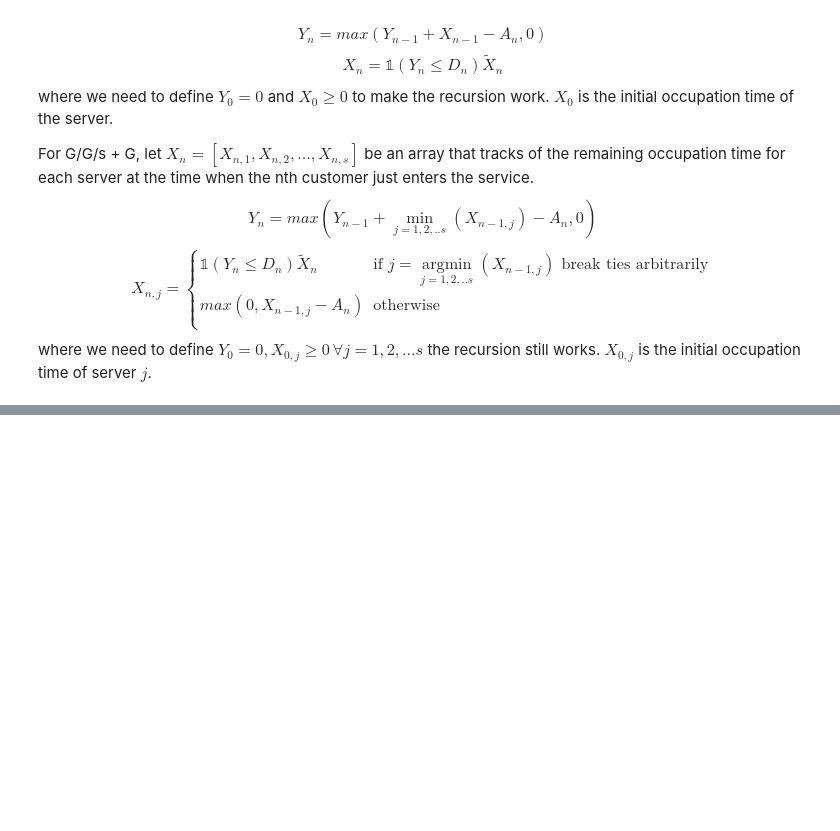
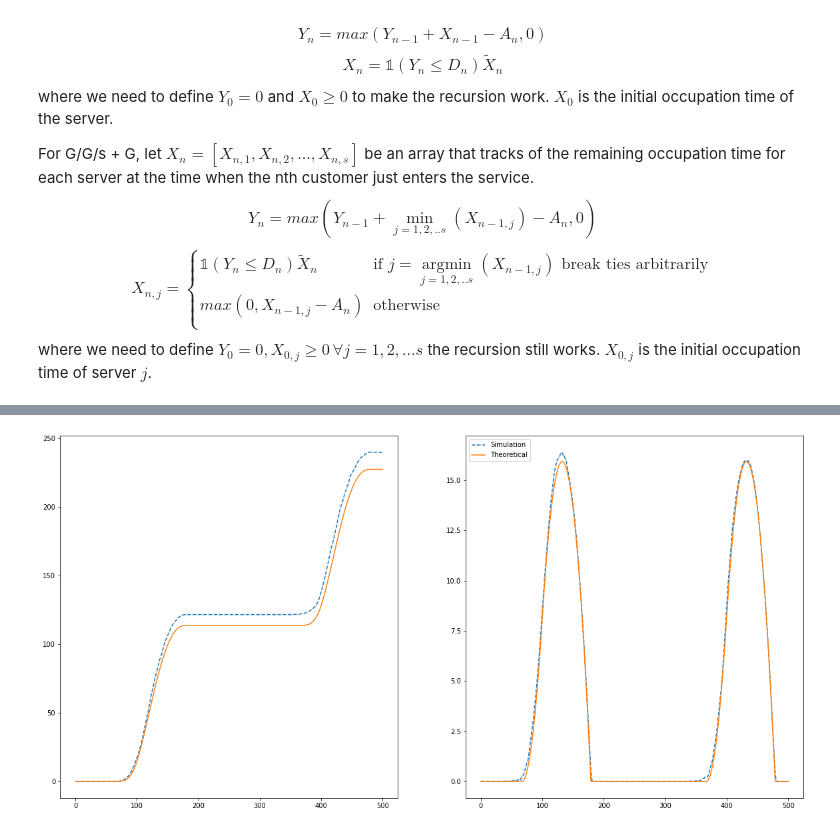
Before and after one commit to Yanboding/MIE8888Project-mistriageMortalityRationship, a Jupyter notebook: MIE8888.ipynb, the cells around one changed output, grey strips where cells are left out. Drawn from its saved outputs; the diff is of its cells as text; code cells hidden in the pictures; blank space fills up the shorter version.

```diff
--- a/MIE8888.ipynb
+++ b/MIE8888.ipynb
@@ -577,0 +577,37 @@ plt.show()
+# %%
+generatorsParams = {"overtriage": overtriage,
+                    "undertriage": undertriage,
+                    "Class1Prob": Class1Prob,
+                    "abandonMeans": abandonMeans,
+                    "serviceRates": Mu_k,
+                    "stopTime": T,
+                    "arrivalRateInverse":carmelArrivalRateInverse,
+                    "arrivalRate": carmelArrivalRate,
+                    "maxRate": 2,
+                    "method": 'thinning',
+                    "fluidScale":fluidScale}
+
+patientFn, serviceTimeFn = createGenerators(**generatorsParams)
+t = np.linspace(0,T,T+1)
+expectW = np.zeros_like(t)
+expectD = np.zeros_like(t)
+fig, axs = plt.subplots(1,2,figsize=(20, 10))
+
+for i in range(10):
+    arrivalTime, virtualWaits, jumpTime, cumdead = simulate(X, patientFn, serviceTimeFn, T)
+    VirtualWaitFn = CreateVirtualWaitFn(arrivalTime, virtualWaits, jumpTime)
+    CumDeathFn = CreateCumDeathFn(arrivalTime, cumdead)
+    expectW += (VirtualWaitFn(t) - expectW)/(i+1)
+    expectD += (CumDeathFn(t) - expectD)/(i+1)
+    #drawCumDeath(arrivalTime, cumdead, axs[0])
+    #drawVirtalWait(arrivalTime, virtualWaits, jumpTime, axs[1])
+axs[0].plot(t, expectD, '--', label='Simulation')
+axs[1].plot(t, expectW, '--', label='Simulation')
+
+sol = mortality_mistrage_relation(overtriage, undertriage, Class1Prob, carmelArrivalRate, Mu_k, abandonMeans, X, T)
+axs[0].plot(t, sol[:, 1]*fluidScale, '-', label='Theoretical')
+axs[1].plot(t, sol[:, 0], '-', label='Theoretical')
+plt.legend()
+plt.show()
+# %% [output]
+[figure, added]
```
Also changed, not shown: parts of 6 cells of this notebook.
